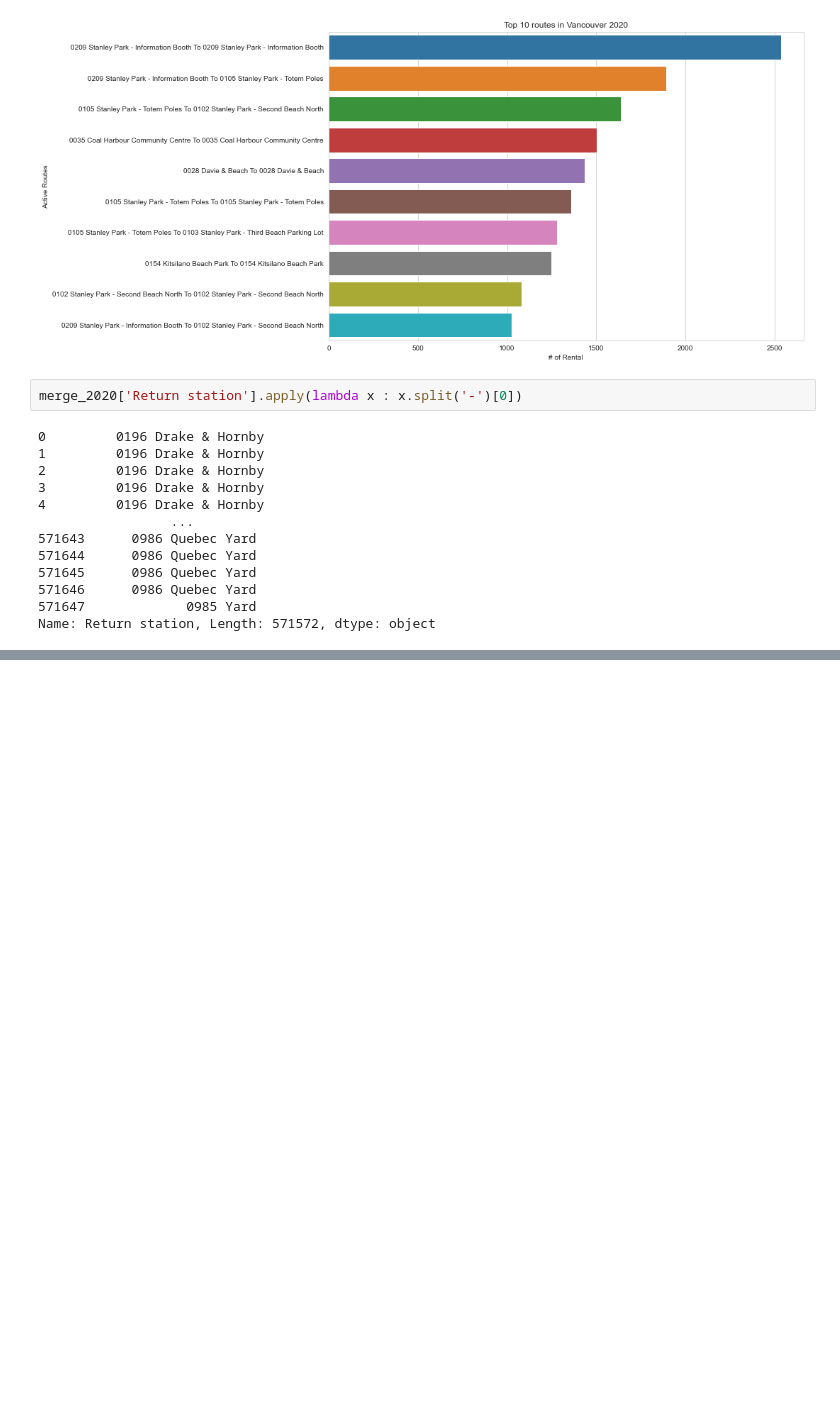
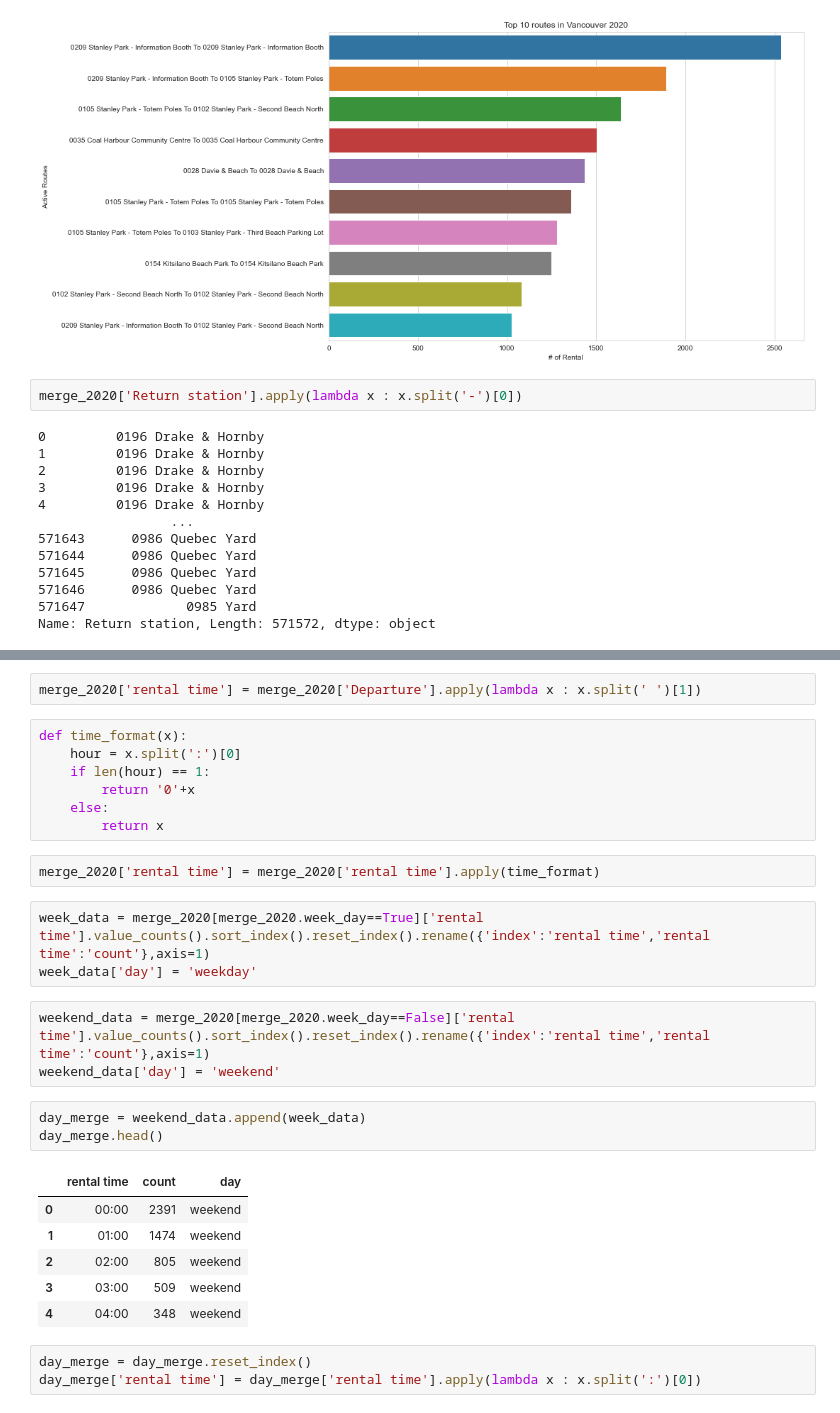
Before and after one commit to jefwang9/733_Final_Project, a Jupyter notebook: src/data_analysis_2020.ipynb, the cells around one changed output, grey strips where cells are left out. Cells and saved outputs as stored; diff of their text form; blank space fills up the shorter version.

```diff
--- a/src/data_analysis_2020.ipynb
+++ b/src/data_analysis_2020.ipynb
@@ -158,0 +189,30 @@ plt.show()
+# %%
+merge_2020['rental time'] = merge_2020['Departure'].apply(lambda x : x.split(' ')[1])
+# %%
+def time_format(x):
+    hour = x.split(':')[0]
+    if len(hour) == 1:
+        return '0'+x
+    else:
+        return x
+# %%
+merge_2020['rental time'] = merge_2020['rental time'].apply(time_format)
+# %%
+week_data = merge_2020[merge_2020.week_day==True]['rental time'].value_counts().sort_index().reset_index().rename({'index':'rental time','rental time':'count'},axis=1)
+week_data['day'] = 'weekday'
+# %%
+weekend_data = merge_2020[merge_2020.week_day==False]['rental time'].value_counts().sort_index().reset_index().rename({'index':'rental time','rental time':'count'},axis=1)
+weekend_data['day'] = 'weekend'
+# %%
+day_merge = weekend_data.append(week_data)
+day_merge.head()
+# %% [output]
+|  | rental time | count | day |
+| 0 | 00:00 | 2391 | weekend |
+| 1 | 01:00 | 1474 | weekend |
+| 2 | 02:00 | 805 | weekend |
+| 3 | 03:00 | 509 | weekend |
+| 4 | 04:00 | 348 | weekend |
+# %%
+day_merge = day_merge.reset_index()
+day_merge['rental time'] = day_merge['rental time'].apply(lambda x : x.split(':')[0])
```
Also changed, not shown: parts of 9 cells of this notebook, 1 other file.
